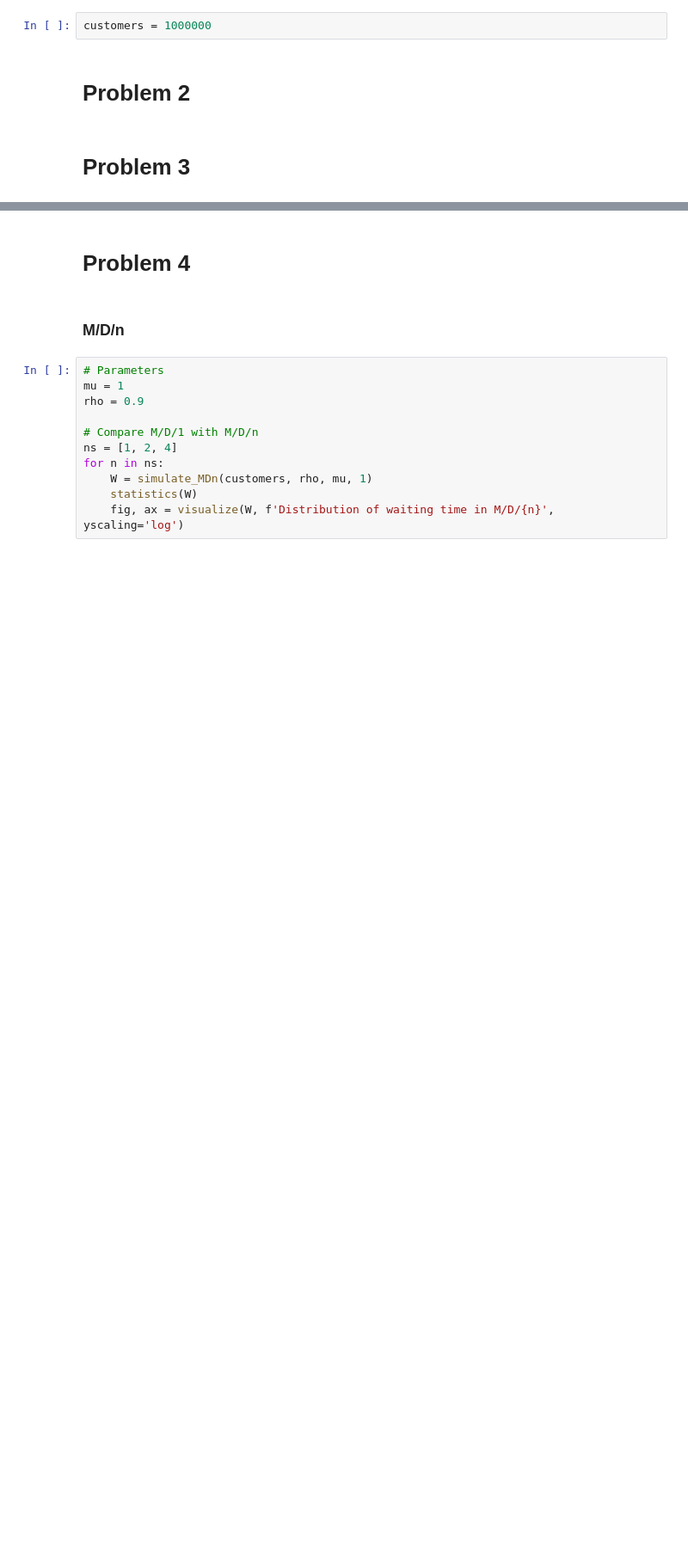
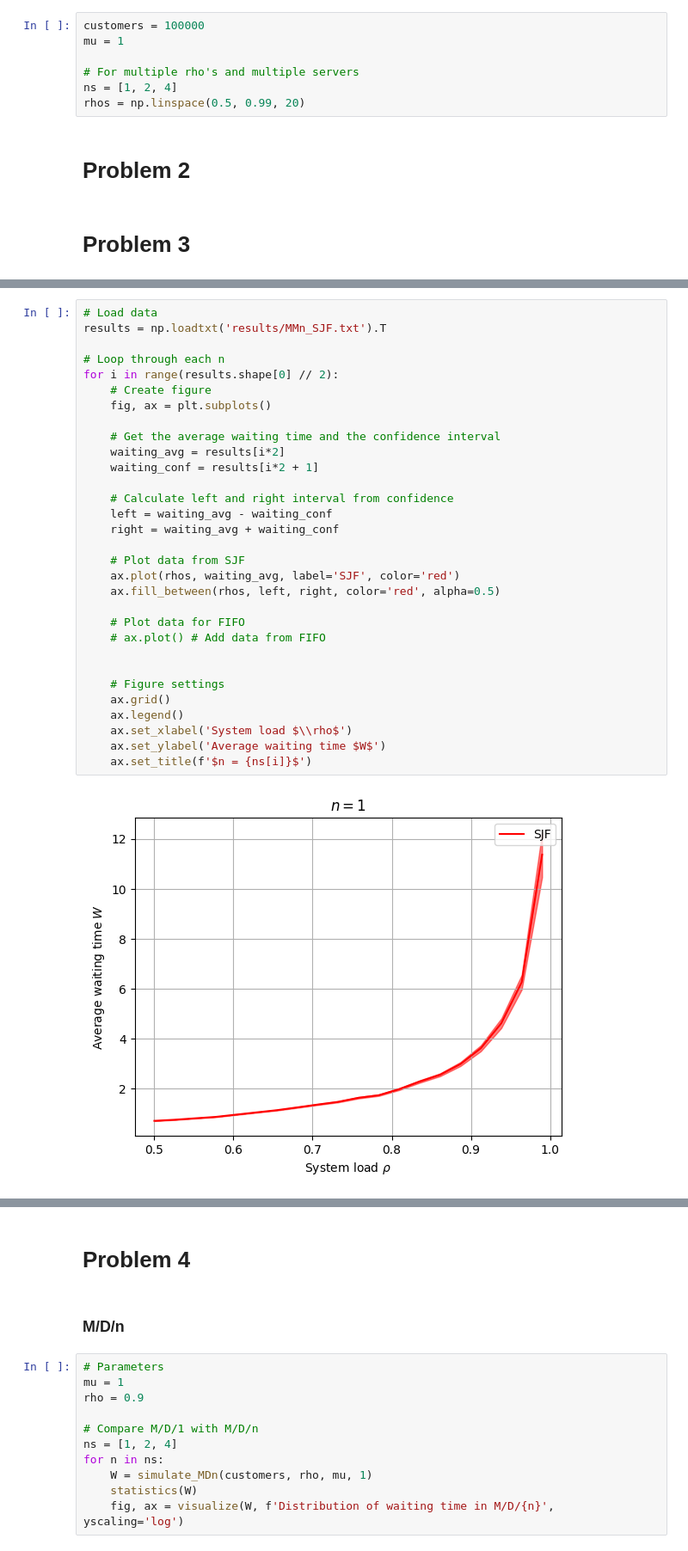
Before and after one commit to Asewlal01/WaitTimeExplorer, a Jupyter notebook: main.ipynb, the cells around one changed output, grey strips where cells are left out. Shown at 86% size. Drawn from its saved outputs; the diff is of its cells as text; blank space fills up the shorter version.

```diff
--- a/main.ipynb
+++ b/main.ipynb
@@ -15,7 +15,12 @@ from Analysis import *
 # %% [markdown]
 # Constant Parameters
 # %%
-customers = 1000000
+customers = 100000
+mu = 1
+
+# For multiple rho's and multiple servers
+ns = [1, 2, 4]
+rhos = np.linspace(0.5, 0.99, 20)
 # %% [markdown]
 # Problem 2
 # %% [markdown]
@@ -36,0 +54,33 @@ fig, ax = visualize(waiting, 'Distribution of waiting time', yscaling='log')
+# %%
+# Load data
+results = np.loadtxt('results/MMn_SJF.txt').T
+
+# Loop through each n
+for i in range(results.shape[0] // 2):
+    # Create figure
+    fig, ax = plt.subplots()
+
+    # Get the average waiting time and the confidence interval
+    waiting_avg = results[i*2]
+    waiting_conf = results[i*2 + 1]
+
+    # Calculate left and right interval from confidence
+    left = waiting_avg - waiting_conf
+    right = waiting_avg + waiting_conf
+
+    # Plot data from SJF
+    ax.plot(rhos, waiting_avg, label='SJF', color='red')
+    ax.fill_between(rhos, left, right, color='red', alpha=0.5)
+
+    # Plot data for FIFO
+    # ax.plot() # Add data from FIFO
+
+
+    # Figure settings
+    ax.grid()
+    ax.legend()
+    ax.set_xlabel('System load $\\rho$')
+    ax.set_ylabel('Average waiting time $W$')
+    ax.set_title(f'$n = {ns[i]}$')
+# %% [output]
+[figure, added]
```
Also changed, not shown: parts of 2 cells of this notebook, 1 other file.
